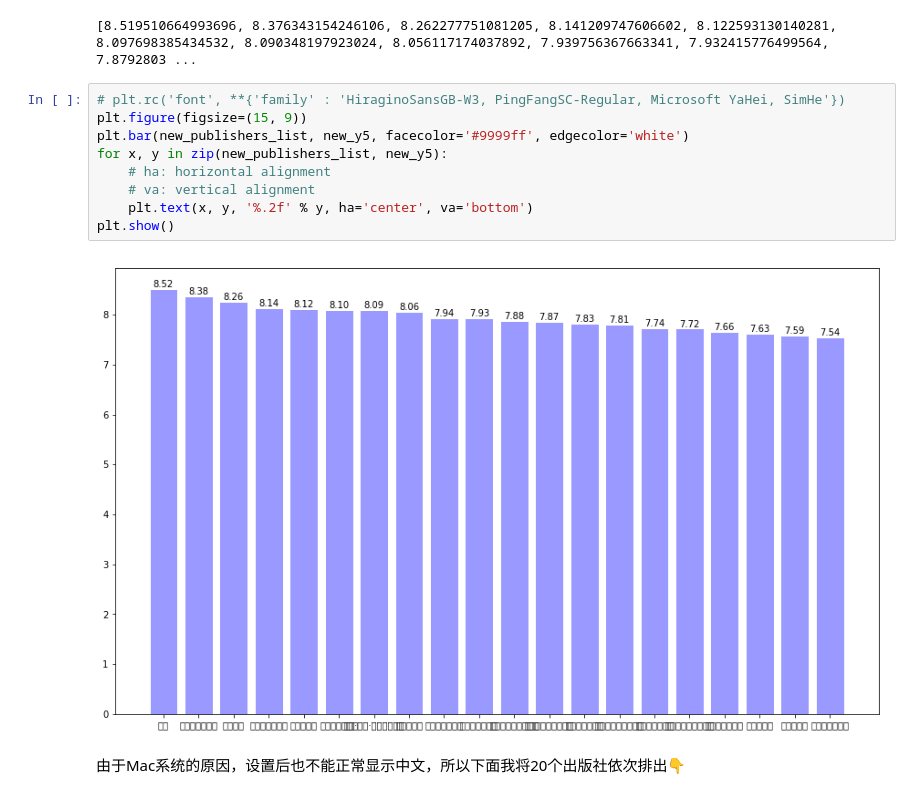
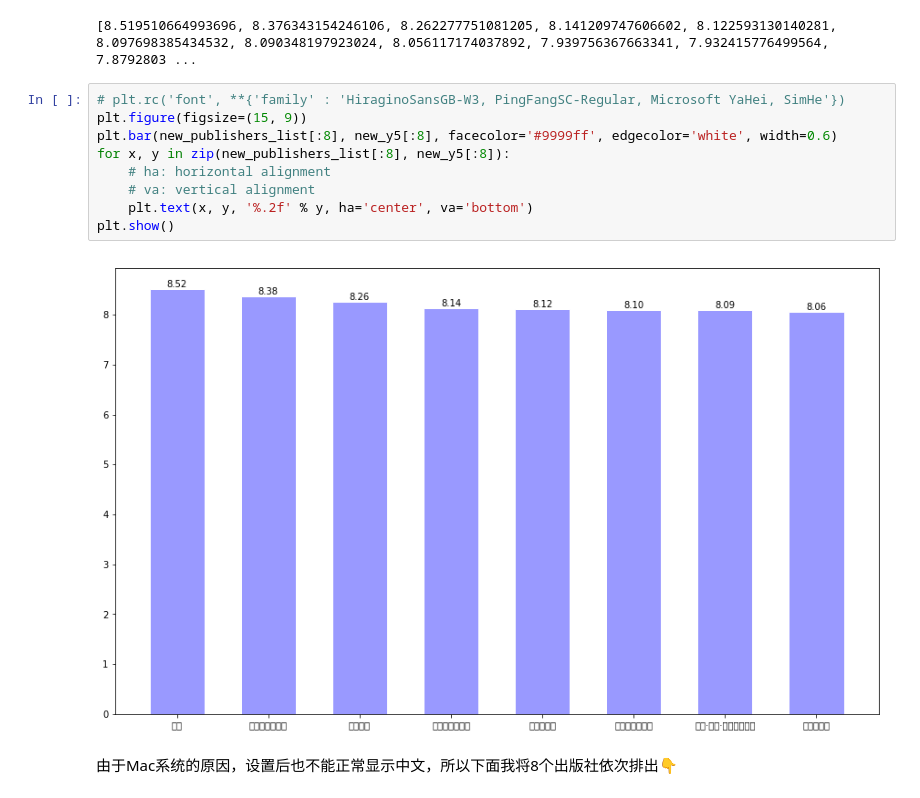
Before and after one commit to zwq-qianyu/Web-Learning, a Jupyter notebook: week2/practice/豆瓣图书分析.ipynb, the cells around one changed output. Drawn from its saved outputs; the diff is of its cells as text.

```diff
--- a/week2/practice/豆瓣图书分析.ipynb
+++ b/week2/practice/豆瓣图书分析.ipynb
@@ -889,14 +889,14 @@ print(new_y5)
 # %%
 # plt.rc('font', **{'family' : 'HiraginoSansGB-W3, PingFangSC-Regular, Microsoft YaHei, SimHe'})
 plt.figure(figsize=(15, 9))
-plt.bar(new_publishers_list, new_y5, facecolor='#9999ff', edgecolor='white')
-for x, y in zip(new_publishers_list, new_y5):
+plt.bar(new_publishers_list[:8], new_y5[:8], facecolor='#9999ff', edgecolor='white', width=0.6)
+for x, y in zip(new_publishers_list[:8], new_y5[:8]):
     # ha: horizontal alignment
     # va: vertical alignment
     plt.text(x, y, '%.2f' % y, ha='center', va='bottom')
 plt.show()
 # %% [output]
-[figure, old version]
+[figure, new version]
 # %% [markdown]
-由于Mac系统的原因，设置后也不能正常显示中文，所以下面我将20个出版社依次排出👇
+由于Mac系统的原因，设置后也不能正常显示中文，所以下面我将8个出版社依次排出👇
 # %%
```
Also changed, not shown: parts of 12 cells of this notebook, 2 other files.
